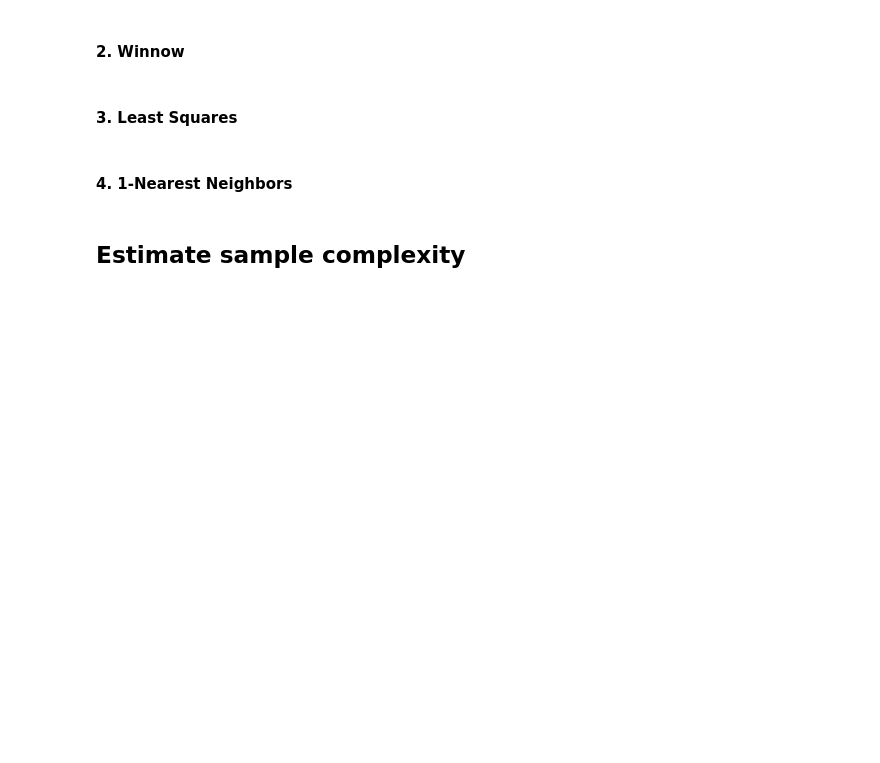
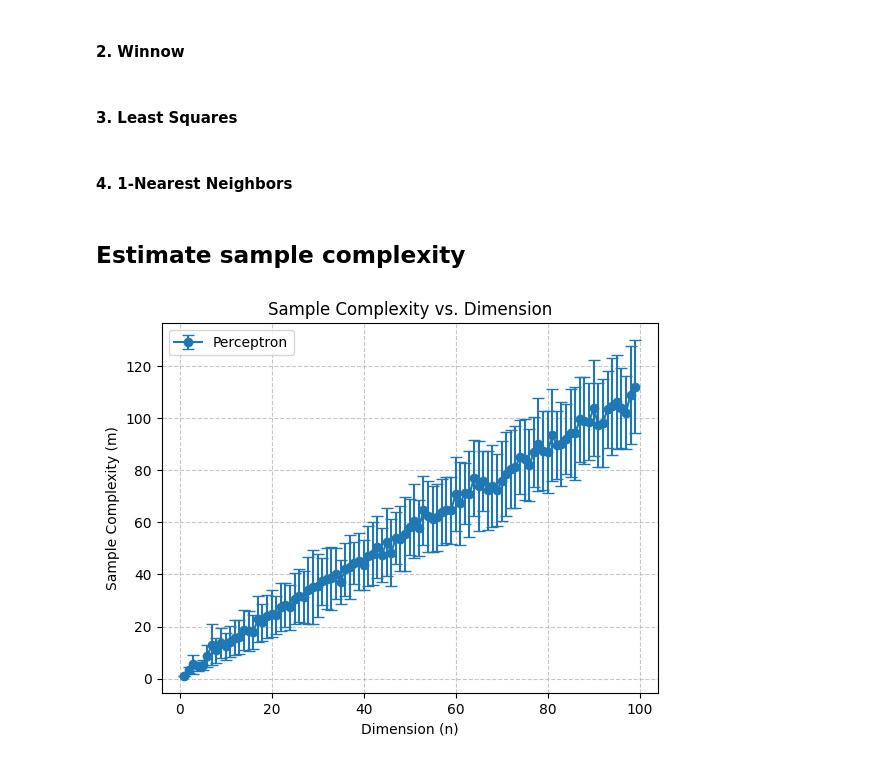
Before and after one commit to nadroj0-0/Supervised-Learning-Coursework-2, a Jupyter notebook: Part3/Part3.ipynb, the cells around one changed output. Saved outputs shown, nothing was run; the diff lists cells and outputs as text; code cells hidden in the pictures; blank space fills up the shorter version.

```diff
--- a/Part3/Part3.ipynb
+++ b/Part3/Part3.ipynb
@@ -89,25 +89,28 @@ def empirical_error(y, y_pred):
     error = np.sum(y != y_pred)/(len(y))
     return error
 
-def estimate_sample_complexity(algorithm, n_list, m_train=1000, m_test=1000, error_bound=0.1, n_trials=10):
+def estimate_sample_complexity(algorithm, n_list, m_train=1000, m_test=1000, error_bound=0.1, n_trials=50, step=1):
     """_summary_
 
     Args:
-        algorithm (_type_): _description_
-        n_list (_type_): list of onput dimensions to measure sample complexity on
+        algorithm (function): algorithm to be examined
+        n_list (list (int)): list of input dimensions to measure sample complexity on
         m_train (int, optional): maximum size of train dataset. Defaults to 10000.
         m_test (int, optional): test dataset size. Defaults to 10000.
         error_bound (float, optional): generalisation error bound used in the definition of sample complexity. Defaults to 0.1 (10%).
+        n_trials (int, optional): number of trials to estimate the sample complexity
+        step (int, optional): step in size of train dataset (used for 1-NN)
     """
-    sample_complexity = dict() # dict to store sample complexities
+    sample_complexity = dict() # dict to store sample
     for n in n_list: # iterate through input dimensions
+        print(n)
         m_list = np.zeros(n_trials)
         for i in range(n_trials): # trial n times
             # generate train and test data
             X_train, y_train = generate_data(m=m_train, n=n)
             X_test, y_test = generate_data(m=m_test, n=n)
             found=False # set to false before each iteration
-            for m in range(1, m_train): # iterate though sample sizes
+            for m in range(1, m_train, step): # iterate though sample sizes
                 # m first train datapoints
                 Xm = X_train[:m]
                 ym = y_train[:m]
@@ -124,14 +127,14 @@ def estimate_sample_complexity(algorithm, n_list, m_train=1000, m_test=1000, err
         sample_complexity[n] = (m_list.mean(), m_list.std()) # add mean and std of sample complexity for the input dimension
     return sample_complexity # return dictionary
 
-def plot_sample_complexity(complexity_dict, algorithm_name="Algorithm"):
+def plot_sample_complexity(complexity_dict, algorithm_name):
     """
     Plots the sample complexity (m) vs dimension (n) with error bars.
     Matches the style of the provided reference image.
 
     Args:
         complexity_dict (dict): Dictionary where key=n, value=(mean_m, std_m)
-        algorithm_name (str): Label for the legend (e.g., 'Least Squares')
+        algorithm_name (str): Label for the legend
     """
     # Dictionaries are unordered, so we must sort keys to draw the line correctly
     sorted_n = sorted(complexity_dict.keys())
@@ -145,9 +148,14 @@ def plot_sample_complexity(complexity_dict, algorithm_name="Algorithm"):
     plt.errorbar(sorted_n, means, yerr=stds,
                  fmt='-o', capsize=4, label=algorithm_name)
 
-    # 4. Labeling and Styling
+    # plot and add labels
     plt.xlabel('Dimension (n)')
     plt.ylabel('Sample Complexity (m)')
     plt.title('Sample Complexity vs. Dimension')
     plt.grid(True, linestyle='--', alpha=0.7)
     plt.legend()
+# %%
+sc_perceptron = estimate_sample_complexity(perceptron, n_list=list(range(1, 100)))
+plot_sample_complexity(sc_perceptron, "Perceptron")
+# %% [output]
+[figure, added]
```
Also changed, not shown: parts of 3 cells of this notebook, 3 other files.
